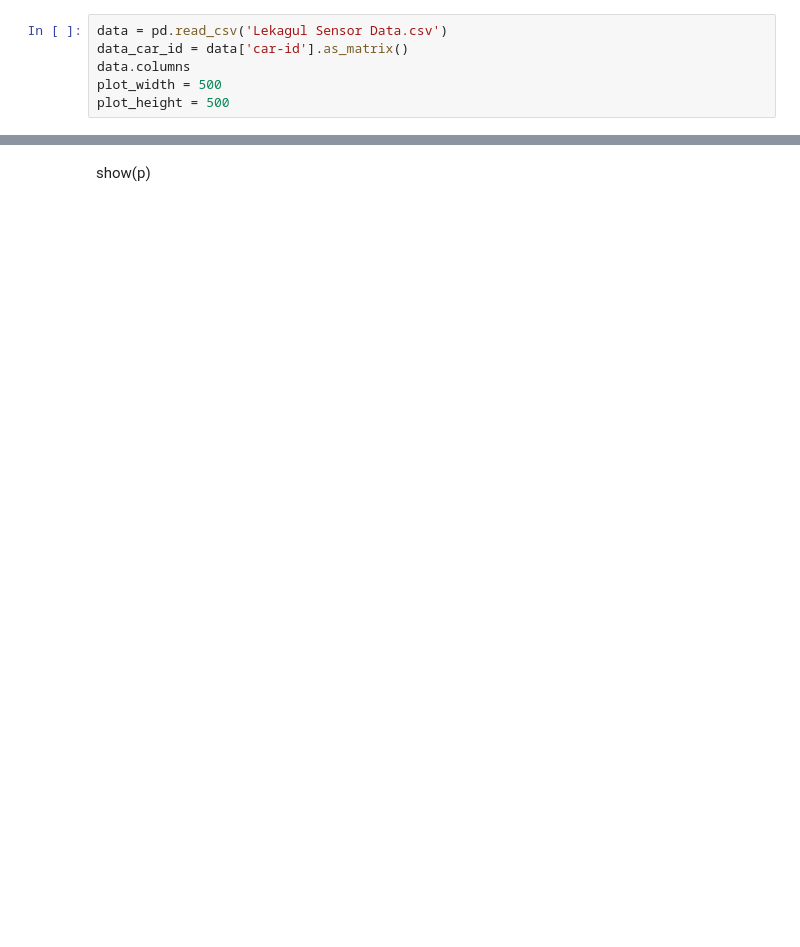
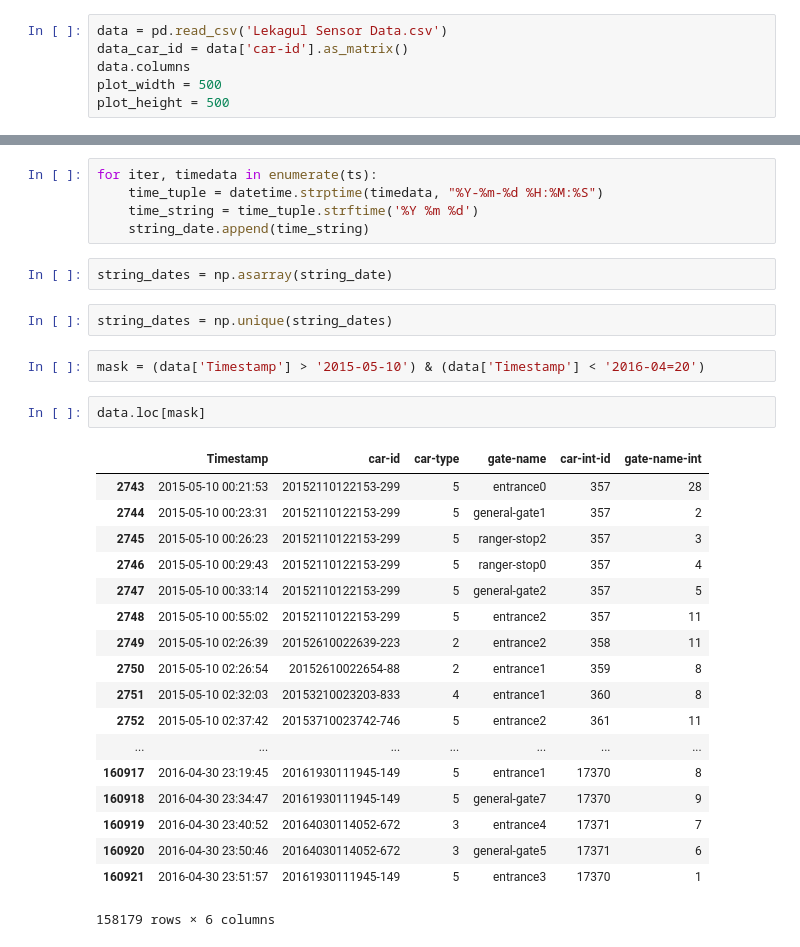
Before and after one commit to jommysmoth/MC1, a Jupyter notebook: MC1_Workbook.ipynb, the cells around one changed output, grey strips where cells are left out. Saved outputs shown, nothing was run; the diff lists cells and outputs as text; blank space fills up the shorter version.

```diff
--- a/MC1_Workbook.ipynb
+++ b/MC1_Workbook.ipynb
@@ -53,2 +25,32 @@ pg = p.vbar(x='Gate Names', top='Count', width=width, bottom = 0, source=source)
-# %% [markdown]
-show(p)
+# %%
+for iter, timedata in enumerate(ts):
+    time_tuple = datetime.strptime(timedata, "%Y-%m-%d %H:%M:%S")
+    time_string = time_tuple.strftime('%Y %m %d')
+    string_date.append(time_string)
+# %%
+string_dates = np.asarray(string_date)
+# %%
+string_dates = np.unique(string_dates)
+# %%
+mask = (data['Timestamp'] > '2015-05-10') & (data['Timestamp'] < '2016-04=20')
+# %%
+data.loc[mask]
+# %% [output]
+|  | Timestamp | car-id | car-type | gate-name | car-int-id | gate-name-int |
+| 2743 | 2015-05-10 00:21:53 | 20152110122153-299 | 5 | entrance0 | 357 | 28 |
+| 2744 | 2015-05-10 00:23:31 | 20152110122153-299 | 5 | general-gate1 | 357 | 2 |
+| 2745 | 2015-05-10 00:26:23 | 20152110122153-299 | 5 | ranger-stop2 | 357 | 3 |
+| 2746 | 2015-05-10 00:29:43 | 20152110122153-299 | 5 | ranger-stop0 | 357 | 4 |
+| 2747 | 2015-05-10 00:33:14 | 20152110122153-299 | 5 | general-gate2 | 357 | 5 |
+| 2748 | 2015-05-10 00:55:02 | 20152110122153-299 | 5 | entrance2 | 357 | 11 |
+| 2749 | 2015-05-10 02:26:39 | 20152610022639-223 | 2 | entrance2 | 358 | 11 |
+| 2750 | 2015-05-10 02:26:54 | 20152610022654-88 | 2 | entrance1 | 359 | 8 |
+| 2751 | 2015-05-10 02:32:03 | 20153210023203-833 | 4 | entrance1 | 360 | 8 |
+| 2752 | 2015-05-10 02:37:42 | 20153710023742-746 | 5 | entrance2 | 361 | 11 |
+| ... | ... | ... | ... | ... | ... | ... |
+| 160917 | 2016-04-30 23:19:45 | 20161930111945-149 | 5 | entrance1 | 17370 | 8 |
+| 160918 | 2016-04-30 23:34:47 | 20161930111945-149 | 5 | general-gate7 | 17370 | 9 |
+| 160919 | 2016-04-30 23:40:52 | 20164030114052-672 | 3 | entrance4 | 17371 | 7 |
+| 160920 | 2016-04-30 23:50:46 | 20164030114052-672 | 3 | general-gate5 | 17371 | 6 |
+| 160921 | 2016-04-30 23:51:57 | 20161930111945-149 | 5 | entrance3 | 17370 | 1 |
+158179 rows × 6 columns
```
Also changed, not shown: parts of 7 cells of this notebook, 2 other files.
